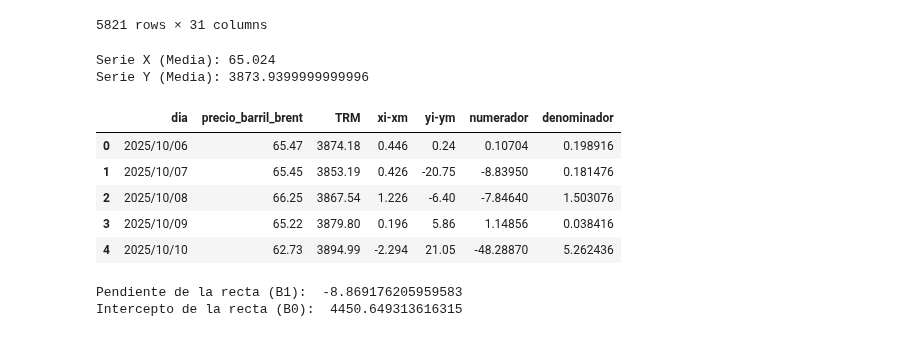
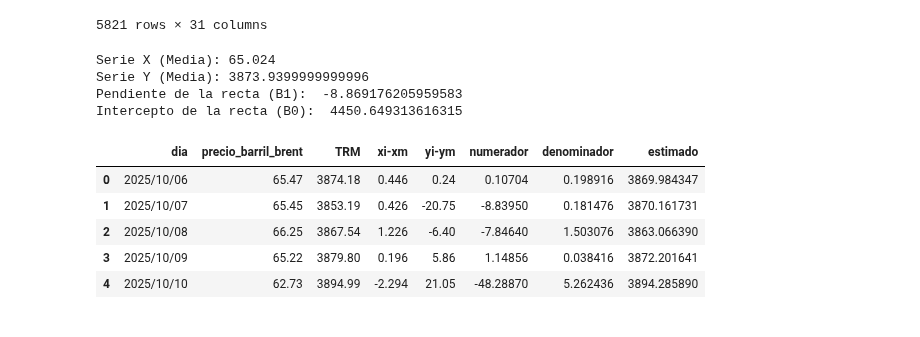
Before and after one commit to justoneye/Bootcamp-IA-G84, a Jupyter notebook: Semana5.ipynb, the cells around one changed output. Drawn from its saved outputs; the diff is of its cells as text; code cells hidden in the pictures.

```diff
--- a/Semana5.ipynb
+++ b/Semana5.ipynb
@@ -27,40 +27,45 @@ import pandas as pd
 datos = pd.DataFrame({ "dia": ["2025/10/06", "2025/10/07", "2025/10/08", "2025/10/09", "2025/10/10"],
                       "precio_barril_brent": [65.47, 65.45, 66.25, 65.22, 62.73],
                       "TRM": [3874.18, 3853.19, 3867.54, 3879.8, 3894.99]
                        })
 
 media_precio_barril = datos["precio_barril_brent"].mean()
 media_TRM = datos["TRM"].mean()
 print("Serie X (Media):", media_precio_barril, "\nSerie Y (Media):", media_TRM)
 
 
 # B1 = Sum(i, 0, (xi-xm)) * (yi-ym) / Sum(i, 0, n) (xi-xm)**2
 
 datos["xi-xm"] = datos["precio_barril_brent"] - media_precio_barril
 datos["yi-ym"] = datos["TRM"] - media_TRM
 datos["numerador"] = datos["xi-xm"] * datos["yi-ym"]
 datos["denominador"] = datos["xi-xm"] ** 2
 
-display(datos)
-
 b1 = datos["numerador"].sum() / datos["denominador"].sum()
 
 print("Pendiente de la recta (B1): ", b1)
 
 
 # Intercepto: b0 = ym - xm * b1
 
 b0 = media_TRM - (media_precio_barril * b1)
 
 print("Intercepto de la recta (B0): ", b0)
+
+
+# y = B0 - B1*x
+
+datos["estimado"] = b0 + (b1 * datos["precio_barril_brent"])
+
+display(datos)
 # %% [output]
 Serie X (Media): 65.024
 Serie Y (Media): 3873.9399999999996
+Pendiente de la recta (B1):  -8.869176205959583
+Intercepto de la recta (B0):  4450.649313616315
-|  | dia | precio_barril_brent | TRM | xi-xm | yi-ym | numerador | denominador |
-| 0 | 2025/10/06 | 65.47 | 3874.18 | 0.446 | 0.24 | 0.10704 | 0.198916 |
-| 1 | 2025/10/07 | 65.45 | 3853.19 | 0.426 | -20.75 | -8.83950 | 0.181476 |
-| 2 | 2025/10/08 | 66.25 | 3867.54 | 1.226 | -6.40 | -7.84640 | 1.503076 |
-| 3 | 2025/10/09 | 65.22 | 3879.80 | 0.196 | 5.86 | 1.14856 | 0.038416 |
-| 4 | 2025/10/10 | 62.73 | 3894.99 | -2.294 | 21.05 | -48.28870 | 5.262436 |
+|  | dia | precio_barril_brent | TRM | xi-xm | yi-ym | numerador | denominador | estimado |
+| 0 | 2025/10/06 | 65.47 | 3874.18 | 0.446 | 0.24 | 0.10704 | 0.198916 | 3869.984347 |
+| 1 | 2025/10/07 | 65.45 | 3853.19 | 0.426 | -20.75 | -8.83950 | 0.181476 | 3870.161731 |
+| 2 | 2025/10/08 | 66.25 | 3867.54 | 1.226 | -6.40 | -7.84640 | 1.503076 | 3863.066390 |
+| 3 | 2025/10/09 | 65.22 | 3879.80 | 0.196 | 5.86 | 1.14856 | 0.038416 | 3872.201641 |
+| 4 | 2025/10/10 | 62.73 | 3894.99 | -2.294 | 21.05 | -48.28870 | 5.262436 | 3894.285890 |
-Pendiente de la recta (B1):  -8.869176205959583
-Intercepto de la recta (B0):  4450.649313616315
```
